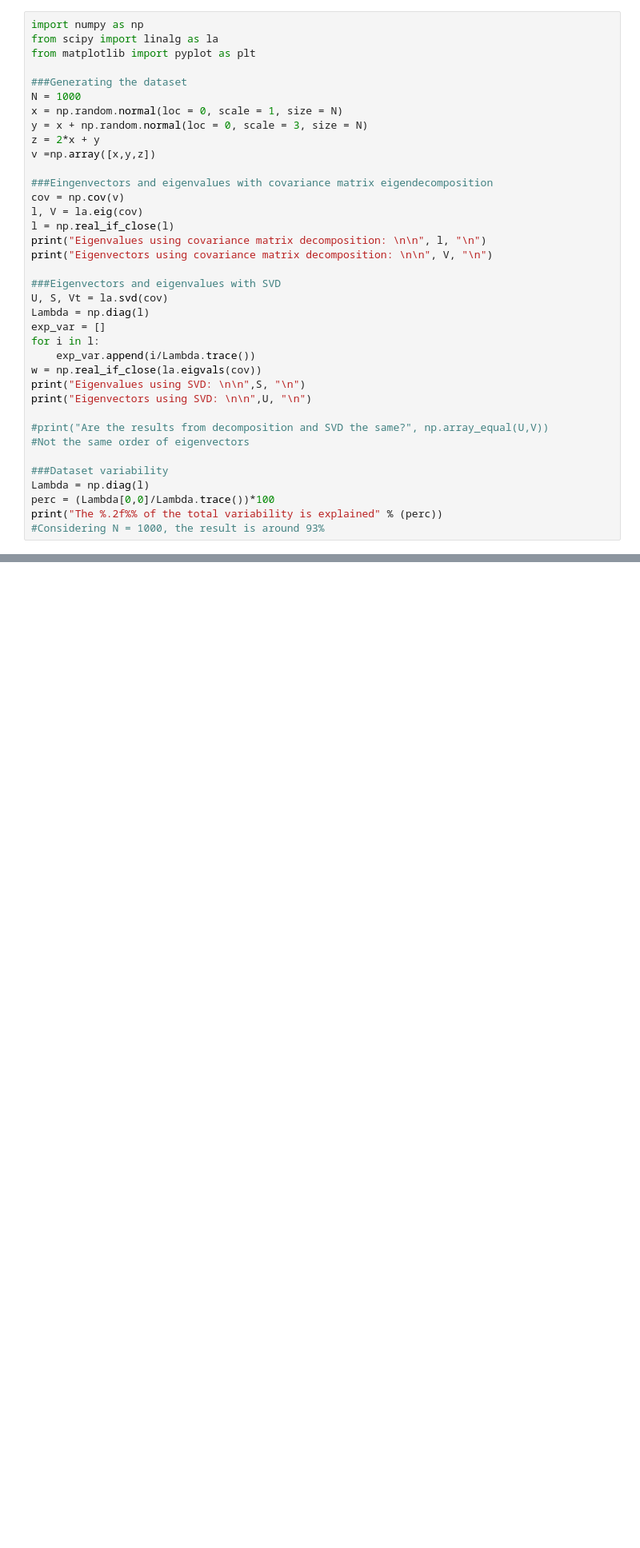
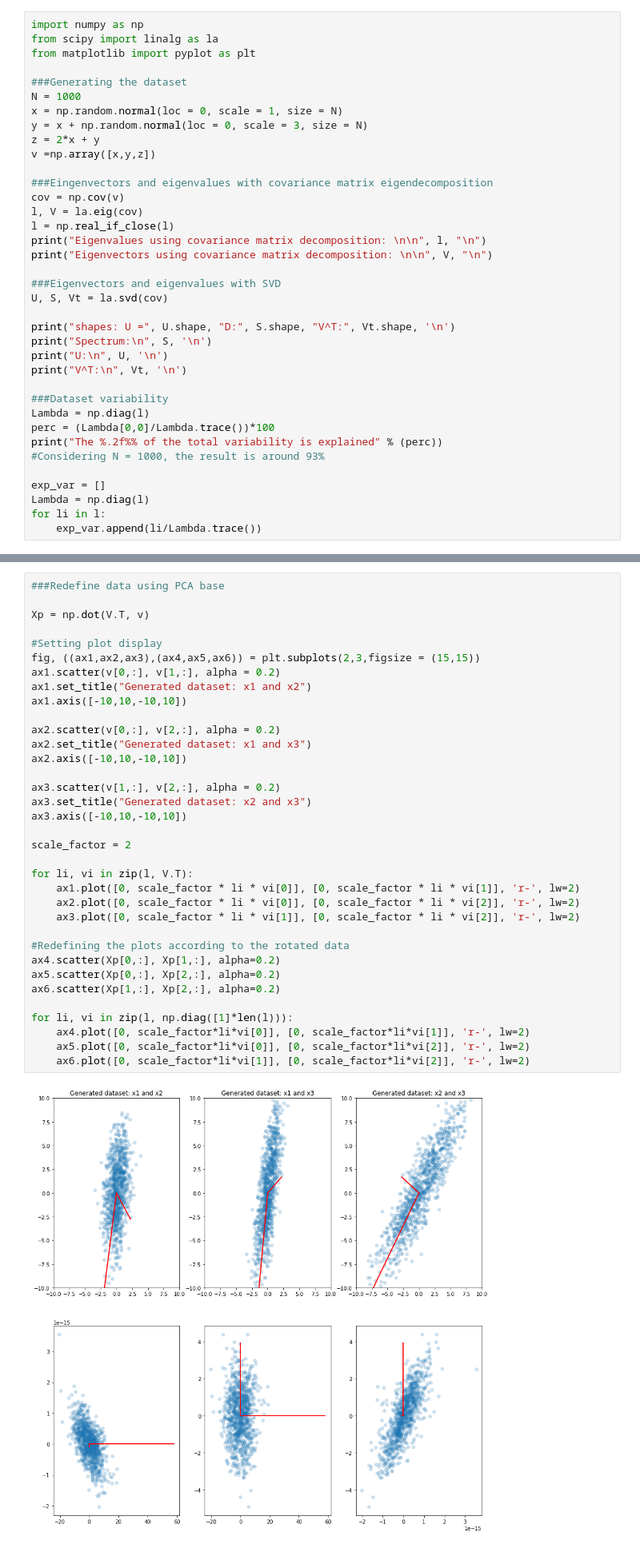
Before and after one commit to zucchett/HighLevelProgramming2021, a Jupyter notebook: 10ex_algebra.ipynb, the cells around one changed output, grey strips where cells are left out. Shown at 80% size. Cells and saved outputs as stored; diff of their text form; blank space fills up the shorter version.

```diff
--- a/10ex_algebra.ipynb
+++ b/10ex_algebra.ipynb
@@ -31,22 +31,22 @@ print("Eigenvectors using covariance matrix decomposition: \n\n", V, "\n")
 
 ###Eigenvectors and eigenvalues with SVD
 U, S, Vt = la.svd(cov)
-Lambda = np.diag(l)
-exp_var = []
-for i in l:
-    exp_var.append(i/Lambda.trace())
-w = np.real_if_close(la.eigvals(cov))
-print("Eigenvalues using SVD: \n\n",S, "\n")
-print("Eigenvectors using SVD: \n\n",U, "\n")
 
-#print("Are the results from decomposition and SVD the same?", np.array_equal(U,V))
-#Not the same order of eigenvectors
+print("shapes: U =", U.shape, "D:", S.shape, "V^T:", Vt.shape, '\n')
+print("Spectrum:\n", S, '\n')
+print("U:\n", U, '\n')
+print("V^T:\n", Vt, '\n')
 
 ###Dataset variability
 Lambda = np.diag(l)
 perc = (Lambda[0,0]/Lambda.trace())*100
 print("The %.2f%% of the total variability is explained" % (perc))
 #Considering N = 1000, the result is around 93%
+
+exp_var = []
+Lambda = np.diag(l)
+for li in l:
+    exp_var.append(li/Lambda.trace())
 # %% [output]
 Eigenvalues using covariance matrix decomposition:
 
@@ -97,3 +68,40 @@ Eigenvalue: 1.8769178240626192 ,         eigenvector: [ 0.56645864 -0.70315872
+# %%
+###Redefine data using PCA base
+
+Xp = np.dot(V.T, v)
+
+#Setting plot display
+fig, ((ax1,ax2,ax3),(ax4,ax5,ax6)) = plt.subplots(2,3,figsize = (15,15))
+ax1.scatter(v[0,:], v[1,:], alpha = 0.2)
+ax1.set_title("Generated dataset: x1 and x2")
+ax1.axis([-10,10,-10,10])
+
+ax2.scatter(v[0,:], v[2,:], alpha = 0.2)
+ax2.set_title("Generated dataset: x1 and x3")
+ax2.axis([-10,10,-10,10])
+
+ax3.scatter(v[1,:], v[2,:], alpha = 0.2)
+ax3.set_title("Generated dataset: x2 and x3")
+ax3.axis([-10,10,-10,10])
+
+scale_factor = 2
+
+for li, vi in zip(l, V.T):
+    ax1.plot([0, scale_factor * li * vi[0]], [0, scale_factor * li * vi[1]], 'r-', lw=2)
+    ax2.plot([0, scale_factor * li * vi[0]], [0, scale_factor * li * vi[2]], 'r-', lw=2)
+    ax3.plot([0, scale_factor * li * vi[1]], [0, scale_factor * li * vi[2]], 'r-', lw=2)
+
+#Redefining the plots according to the rotated data
+ax4.scatter(Xp[0,:], Xp[1,:], alpha=0.2)
+ax5.scatter(Xp[0,:], Xp[2,:], alpha=0.2)
+ax6.scatter(Xp[1,:], Xp[2,:], alpha=0.2)
+
+for li, vi in zip(l, np.diag([1]*len(l))):
+    ax4.plot([0, scale_factor*li*vi[0]], [0, scale_factor*li*vi[1]], 'r-', lw=2)
+    ax5.plot([0, scale_factor*li*vi[0]], [0, scale_factor*li*vi[2]], 'r-', lw=2)
+    ax6.plot([0, scale_factor*li*vi[1]], [0, scale_factor*li*vi[2]], 'r-', lw=2)
+# %% [output]
+[figure, added]
 # %% [markdown]
 2\. PCA on a nD dataset
 
```
Also changed, not shown: parts of 2 cells of this notebook.
